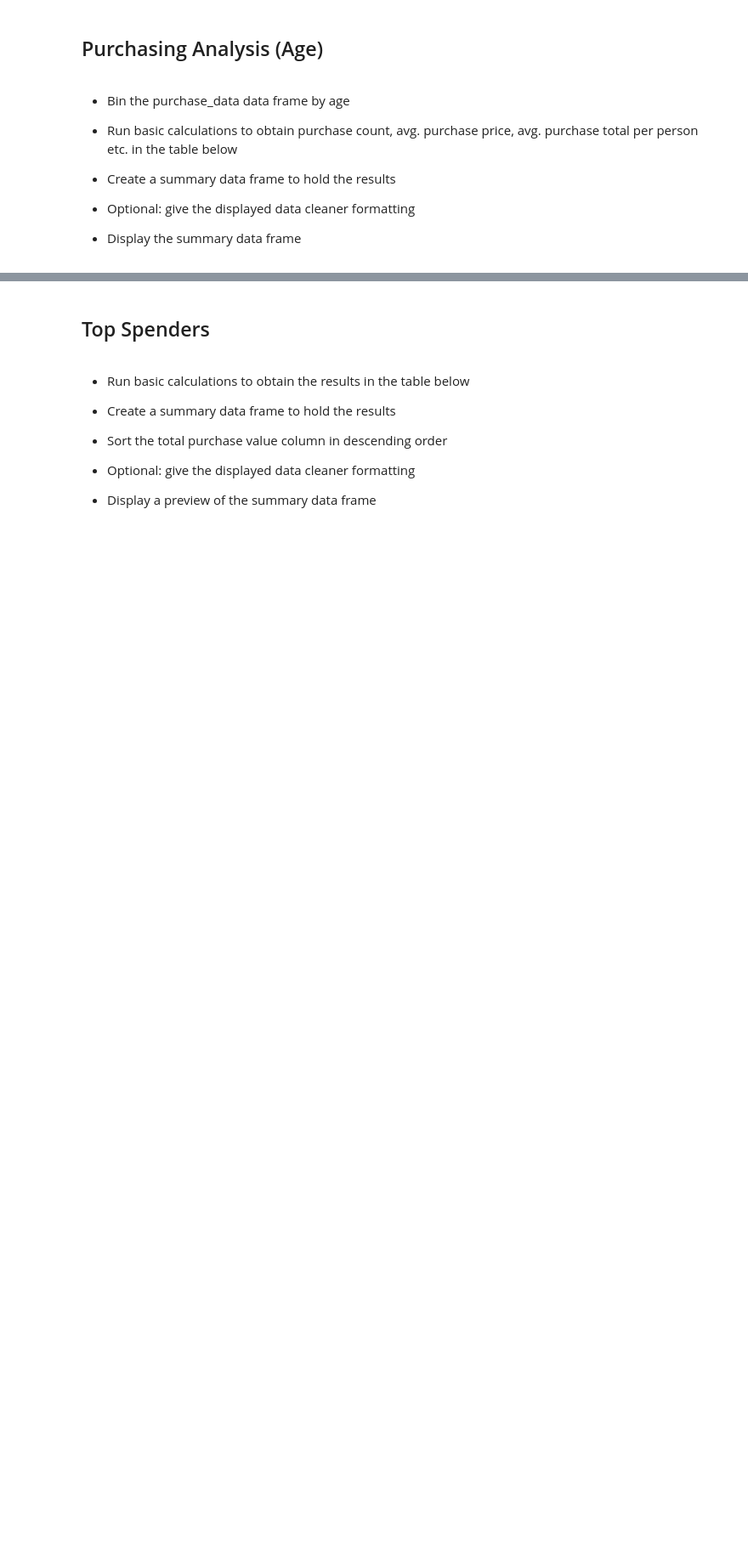
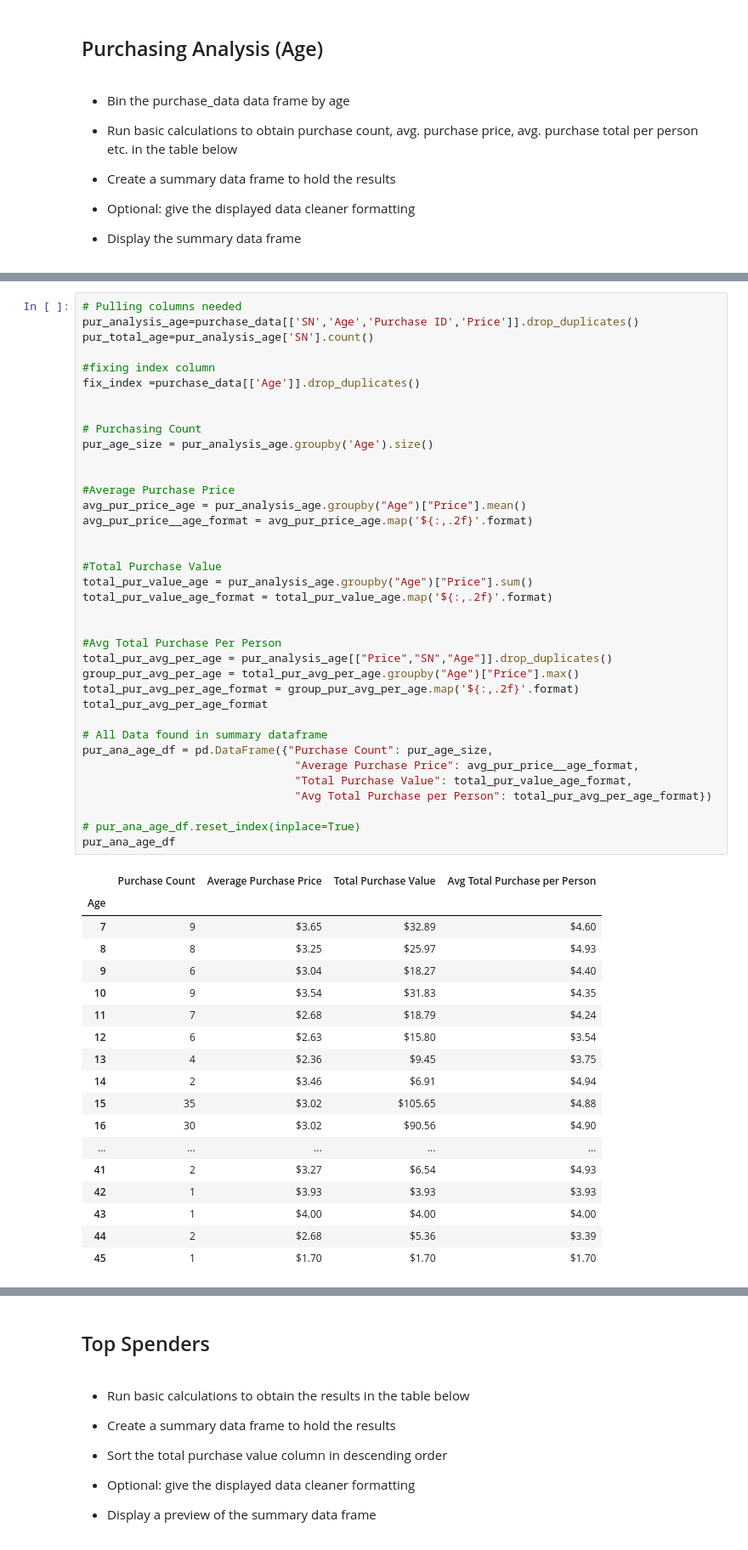
Before and after one commit to Court-Parker4/pandas-challenge, a Jupyter notebook: HeroesOfPymoli/HeroesOfPymoli_starter.ipynb, the cells around one changed output, grey strips where cells are left out. Shown: that part at 85% size. Drawn from its saved outputs; the diff is of its cells as text; blank space fills up the shorter version.

```diff
--- a/HeroesOfPymoli/HeroesOfPymoli_starter.ipynb
+++ b/HeroesOfPymoli/HeroesOfPymoli_starter.ipynb
@@ -314,0 +300,56 @@ ted_df.head()
+# %%
+# Pulling columns needed
+pur_analysis_age=purchase_data[['SN','Age','Purchase ID','Price']].drop_duplicates()
+pur_total_age=pur_analysis_age['SN'].count()
+
+#fixing index column
+fix_index =purchase_data[['Age']].drop_duplicates()
+
+
+# Purchasing Count
+pur_age_size = pur_analysis_age.groupby('Age').size()
+
+
+#Average Purchase Price
+avg_pur_price_age = pur_analysis_age.groupby("Age")["Price"].mean()
+avg_pur_price__age_format = avg_pur_price_age.map('${:,.2f}'.format)
+
+
+#Total Purchase Value
+total_pur_value_age = pur_analysis_age.groupby("Age")["Price"].sum()
+total_pur_value_age_format = total_pur_value_age.map('${:,.2f}'.format)
+
+
+#Avg Total Purchase Per Person
+total_pur_avg_per_age = pur_analysis_age[["Price","SN","Age"]].drop_duplicates()
+group_pur_avg_per_age = total_pur_avg_per_age.groupby("Age")["Price"].max()
+total_pur_avg_per_age_format = group_pur_avg_per_age.map('${:,.2f}'.format)
+total_pur_avg_per_age_format
+
+# All Data found in summary dataframe
+pur_ana_age_df = pd.DataFrame({"Purchase Count": pur_age_size,
+                                "Average Purchase Price": avg_pur_price__age_format,
+                                "Total Purchase Value": total_pur_value_age_format,
+                                "Avg Total Purchase per Person": total_pur_avg_per_age_format})
+
+# pur_ana_age_df.reset_index(inplace=True)
+pur_ana_age_df
+# %% [output]
+|  | Purchase Count | Average Purchase Price | Total Purchase Value | Avg Total Purchase per Person |
+| Age |  |  |  |  |
+| 7 | 9 | $3.65 | $32.89 | $4.60 |
+| 8 | 8 | $3.25 | $25.97 | $4.93 |
+| 9 | 6 | $3.04 | $18.27 | $4.40 |
+| 10 | 9 | $3.54 | $31.83 | $4.35 |
+| 11 | 7 | $2.68 | $18.79 | $4.24 |
+| 12 | 6 | $2.63 | $15.80 | $3.54 |
+| 13 | 4 | $2.36 | $9.45 | $3.75 |
+| 14 | 2 | $3.46 | $6.91 | $4.94 |
+| 15 | 35 | $3.02 | $105.65 | $4.88 |
+| 16 | 30 | $3.02 | $90.56 | $4.90 |
+| ... | ... | ... | ... | ... |
+| 41 | 2 | $3.27 | $6.54 | $4.93 |
+| 42 | 1 | $3.93 | $3.93 | $3.93 |
+| 43 | 1 | $4.00 | $4.00 | $4.00 |
+| 44 | 2 | $2.68 | $5.36 | $3.39 |
+| 45 | 1 | $1.70 | $1.70 | $1.70 |
```
Also changed, not shown: parts of 11 cells of this notebook.
